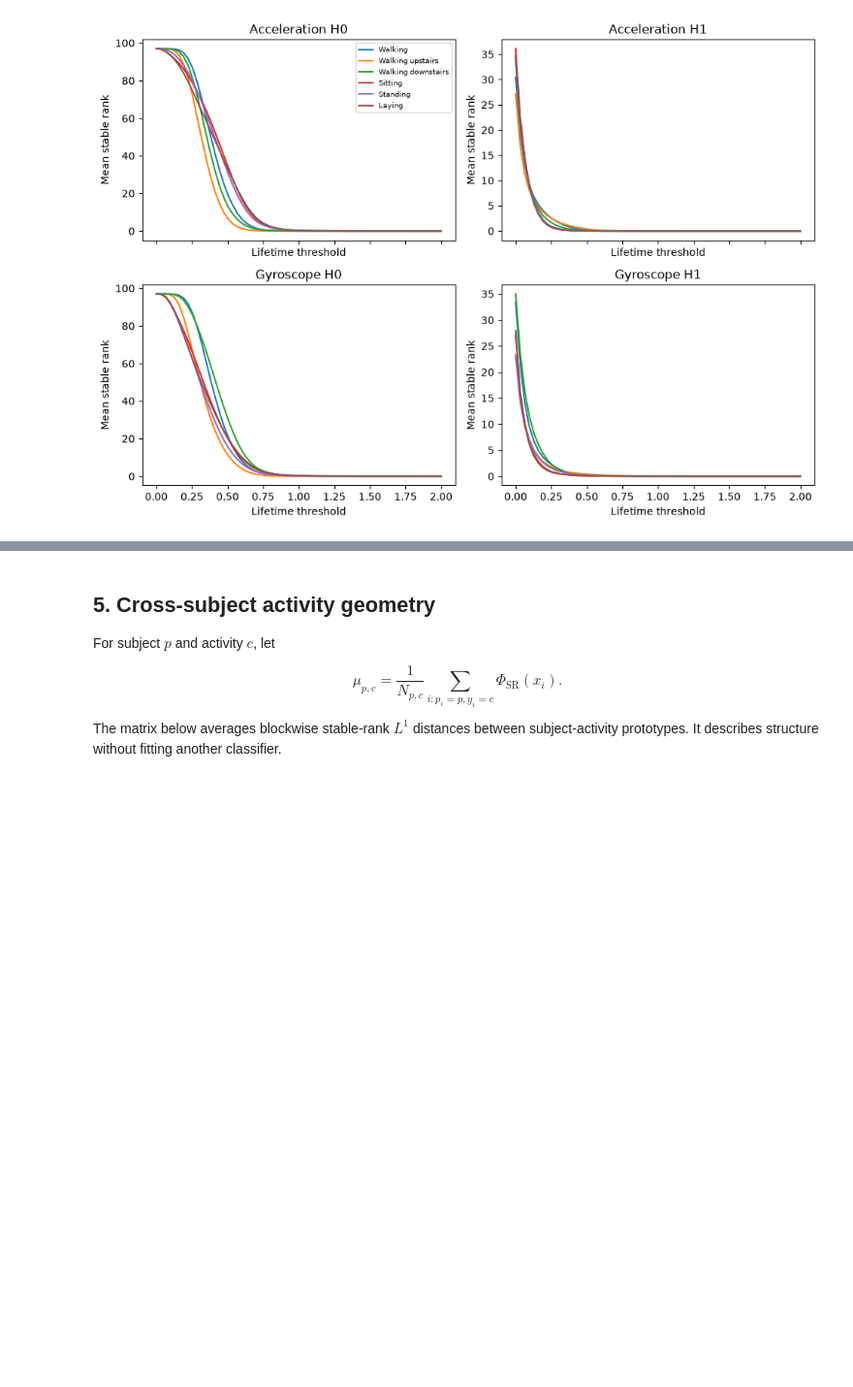
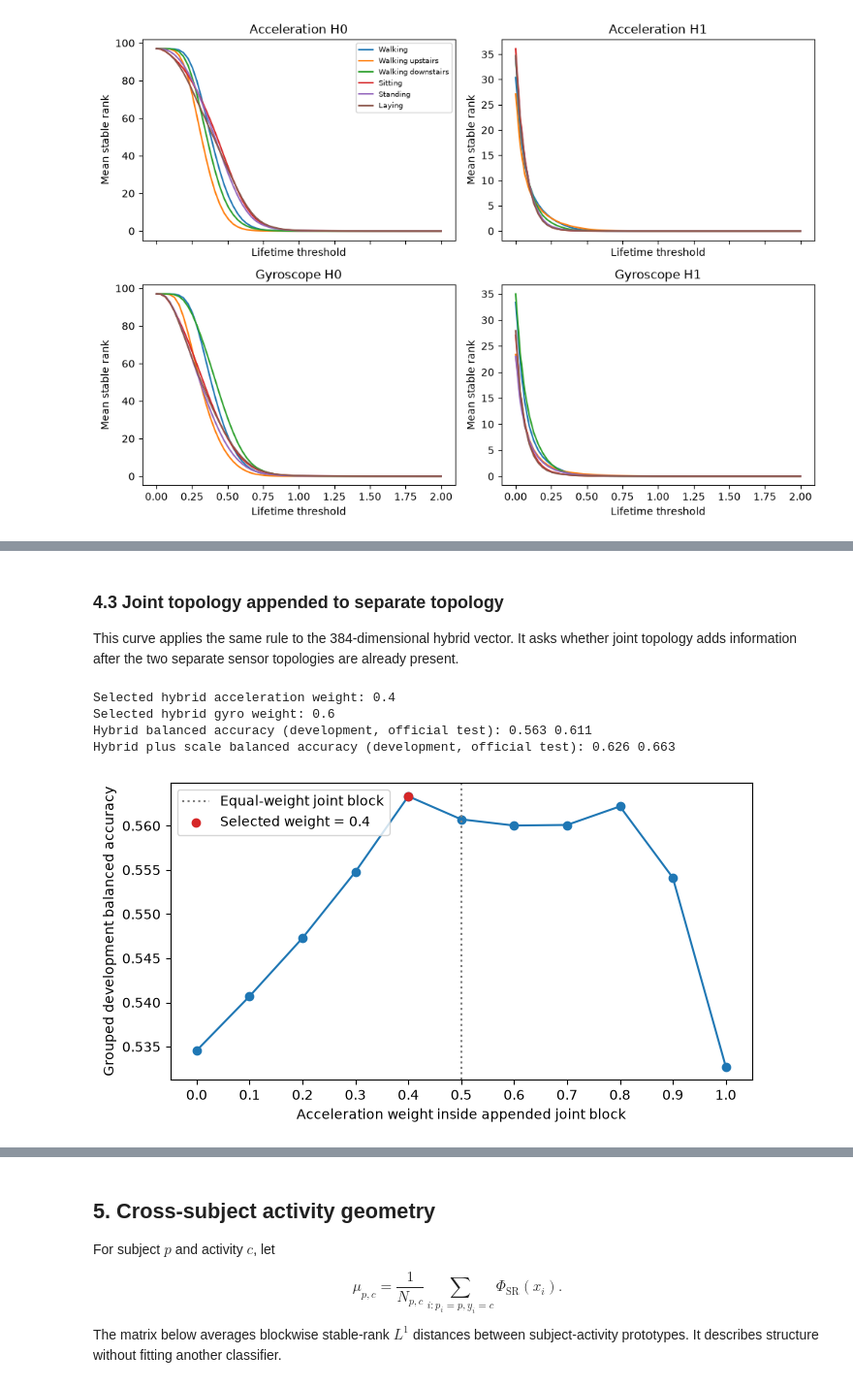
Before and after one commit to tagesk-tech/TDA-2956, a Jupyter notebook: analysis.ipynb, the cells around one changed output, grey strips where cells are left out. Shown at 97% size. Saved outputs shown, nothing was run; the diff lists cells and outputs as text; code cells hidden in the pictures; blank space fills up the shorter version.

```diff
--- a/analysis.ipynb
+++ b/analysis.ipynb
@@ -186,0 +457,49 @@ destroying temporal adjacency.
+# %% [markdown]
+### 4.3 Joint topology appended to separate topology
+
+This curve applies the same rule to the 384-dimensional hybrid vector. It asks
+whether joint topology adds information after the two separate sensor
+topologies are already present.
+# %%
+hybrid_analysis = results["hybrid_sensor_weight_search"]
+hybrid_grid = hybrid_analysis["grid"]
+hybrid_weights = np.asarray([row["acceleration_weight"] for row in hybrid_grid])
+hybrid_scores = np.asarray([row["balanced_accuracy"] for row in hybrid_grid])
+selected_hybrid_weight = hybrid_analysis["selected_acceleration_weight"]
+
+plt.figure(figsize=(7, 3.8))
+plt.plot(hybrid_weights, hybrid_scores, marker="o")
+plt.axvline(0.5, color="gray", linestyle=":", label="Equal-weight joint block")
+selected_position = np.flatnonzero(
+    np.isclose(hybrid_weights, selected_hybrid_weight)
+)[0]
+plt.scatter(
+    [selected_hybrid_weight], [hybrid_scores[selected_position]],
+    color="tab:red", zorder=3,
+    label=f"Selected weight = {selected_hybrid_weight:.1f}",
+)
+plt.xlabel("Acceleration weight inside appended joint block")
+plt.ylabel("Grouped development balanced accuracy")
+plt.xticks(hybrid_weights)
+plt.legend()
+plt.tight_layout()
+print("Selected hybrid acceleration weight:", selected_hybrid_weight)
+print("Selected hybrid gyro weight:", hybrid_analysis["selected_gyroscope_weight"])
+hybrid_model = results["models"]["Hybrid TDA"]
+hybrid_scale_model = results["models"]["Hybrid TDA + scale"]
+print(
+    "Hybrid balanced accuracy (development, official test):",
+    round(hybrid_model["development"]["balanced_accuracy"], 3),
+    round(hybrid_model["official_test"]["balanced_accuracy"], 3),
+)
+print(
+    "Hybrid plus scale balanced accuracy (development, official test):",
+    round(hybrid_scale_model["development"]["balanced_accuracy"], 3),
+    round(hybrid_scale_model["official_test"]["balanced_accuracy"], 3),
+)
+# %% [output]
+Selected hybrid acceleration weight: 0.4
+Selected hybrid gyro weight: 0.6
+Hybrid balanced accuracy (development, official test): 0.563 0.611
+Hybrid plus scale balanced accuracy (development, official test): 0.626 0.663
+[figure, added]
```
Also changed, not shown: parts of 24 cells of this notebook, 7 other files.
